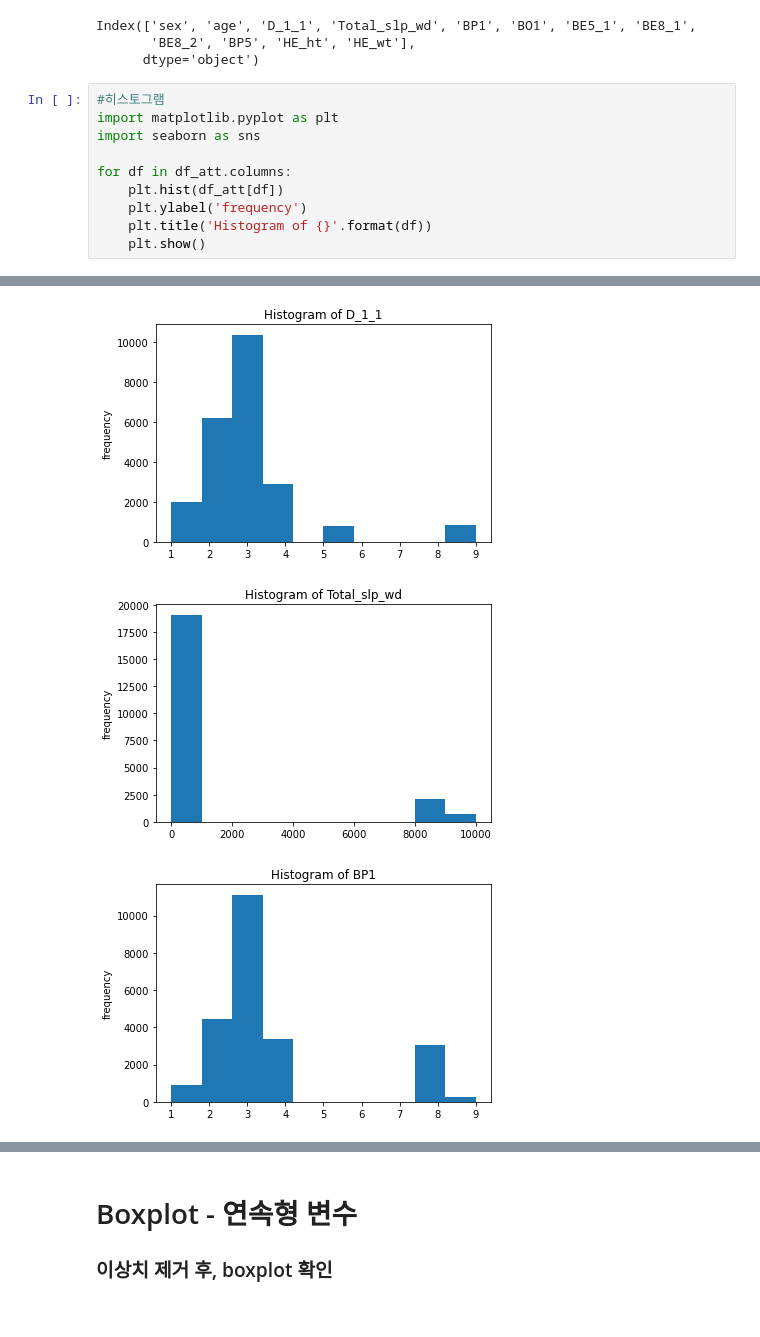
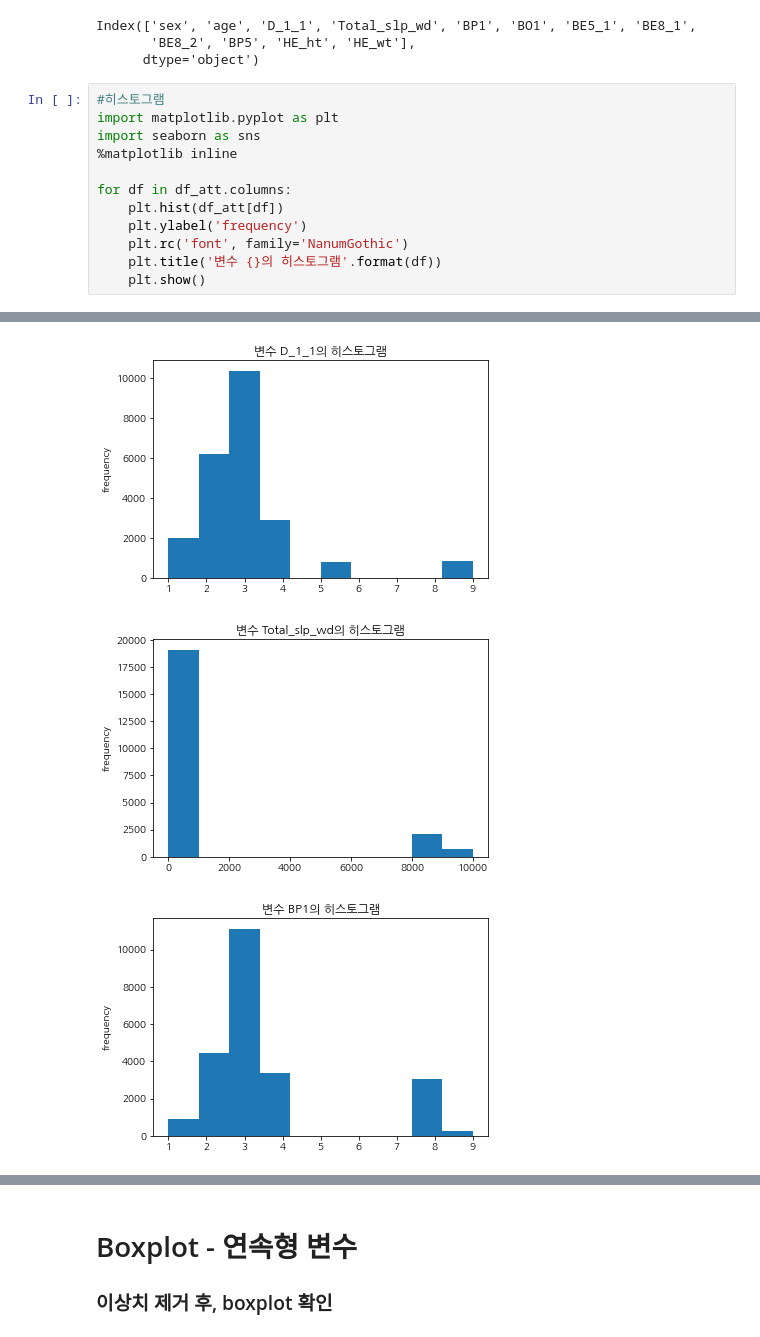
Before and after one commit to rlagywns0213/Datamining, a Jupyter notebook: Data_EDA.ipynb, the cells around one changed output, grey strips where cells are left out. Saved outputs shown, nothing was run; the diff lists cells and outputs as text.

```diff
--- a/Data_EDA.ipynb
+++ b/Data_EDA.ipynb
@@ -22,10 +22,12 @@ Index(['sex', 'age', 'D_1_1', 'Total_slp_wd', 'BP1', 'BO1', 'BE5_1', 'BE8_1',
 #히스토그램
 import matplotlib.pyplot as plt
 import seaborn as sns
+%matplotlib inline
 
 for df in df_att.columns:
     plt.hist(df_att[df])
     plt.ylabel('frequency')
-    plt.title('Histogram of {}'.format(df))
+    plt.rc('font', family='NanumGothic')
+    plt.title('변수 {}의 히스토그램'.format(df))
     plt.show()
 # %% [output]
@@ -34,3 +36,3 @@ for df in df_att.columns:
-[figure, old version]
+[figure, new version]
-[figure, old version]
+[figure, new version]
-[figure, old version]
+[figure, new version]
```
Also changed, not shown: parts of 2 cells of this notebook, 9 other files.
